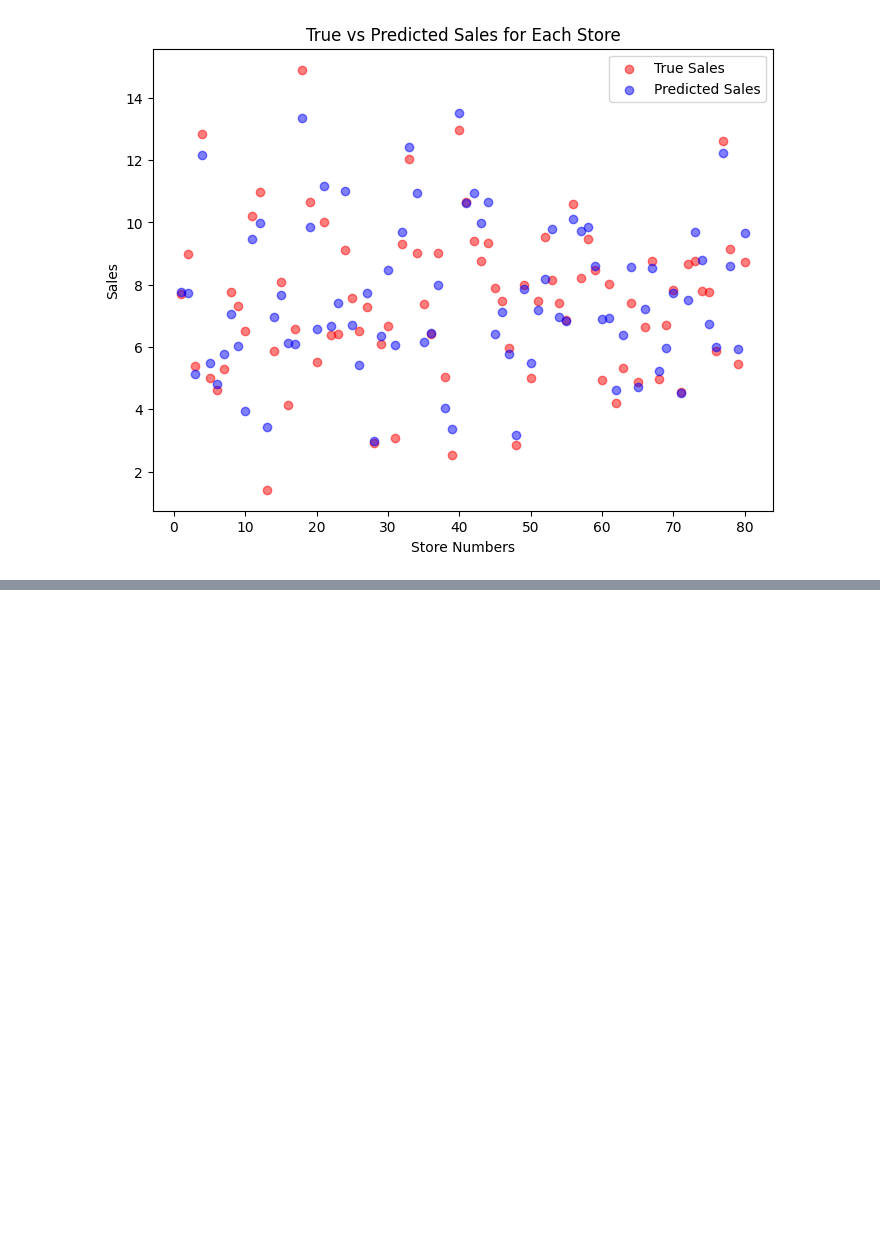
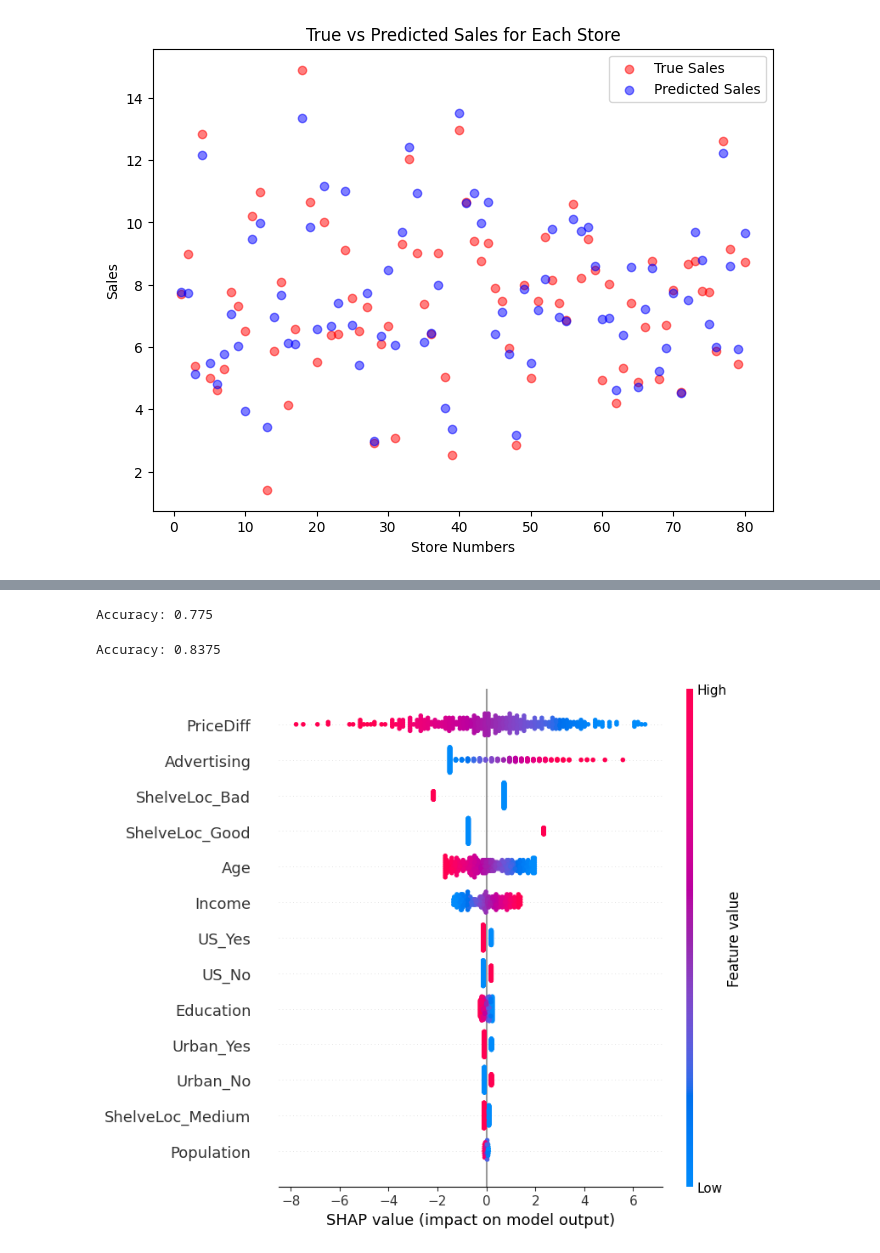
Before and after one commit to fredrik998/AppliedMachineLearning, a Jupyter notebook: Codes/FredrikCodes.ipynb, the cells around one changed output, grey strips where cells are left out. Saved outputs shown, nothing was run; the diff lists cells and outputs as text; code cells hidden in the pictures; blank space fills up the shorter version.

Commit message:
Classifying the High vs. Low sales

```diff
--- a/Codes/FredrikCodes.ipynb
+++ b/Codes/FredrikCodes.ipynb
@@ -422,0 +427,4 @@ plt.show()
+# %%
+# Copying the dataframe
+df2 = df.copy()
+df2.head()
@@ -422,0 +438,5 @@ plt.show()
+# %%
+# Creating the new binary feature based on 'Sales'
+df2['Sales_Category'] = df2['Sales'].apply(lambda x: 1 if x > 8 else 0)
+
+df2.head()
@@ -422,0 +450,58 @@ plt.show()
+# %%
+# Dropping the 'Sales' feature as it's directly related to the target
+df2.drop(columns=['Sales'], inplace=True)
+
+# Splitting the data into features (X) and target (y)
+X = df2.drop(columns=['Sales_Category'])
+y = df2['Sales_Category']
+
+# Now you can proceed with model training using X as features and y as the target variable
+# For instance, using scikit-learn to train a classifier
+from sklearn.model_selection import train_test_split
+from sklearn.tree import DecisionTreeClassifier
+from sklearn.metrics import accuracy_score
+
+# Splitting the data into training and testing sets
+X_train, X_test, y_train, y_test = train_test_split(X, y, test_size=0.2, random_state=42)
+
+# Initialize a Decision Tree Classifier
+clf = DecisionTreeClassifier(random_state=42)
+
+# Train the classifier
+clf.fit(X_train, y_train)
+
+# Make predictions
+predictions = clf.predict(X_test)
+
+# Assess accuracy
+accuracy = accuracy_score(y_test, predictions)
+print(f"Accuracy: {accuracy}")
+# %% [output]
+Accuracy: 0.775
+# %%
+from sklearn.linear_model import LogisticRegression
+# Initialize a Decision Tree Classifier
+lr = LogisticRegression(random_state=42, max_iter = 10000000)
+
+# Train the classifier
+lr.fit(X_train, y_train)
+
+# Make predictions
+predictions = lr.predict(X_test)
+
+# Assess accuracy
+accuracy = accuracy_score(y_test, predictions)
+print(f"Accuracy: {accuracy}")
+# %% [output]
+Accuracy: 0.8375
+# %%
+# Create an explainer object using the trained logistic regression model and the training data
+explainer = shap.Explainer(lr, X_train)
+
+# Calculate SHAP values for all of the training data
+shap_values = explainer.shap_values(X_train)
+
+# Summary plot to visualize feature importance based on SHAP values
+shap.summary_plot(shap_values, X_train)
+# %% [output]
+[figure, added]
```
Also changed, not shown: parts of 7 cells of this notebook.
